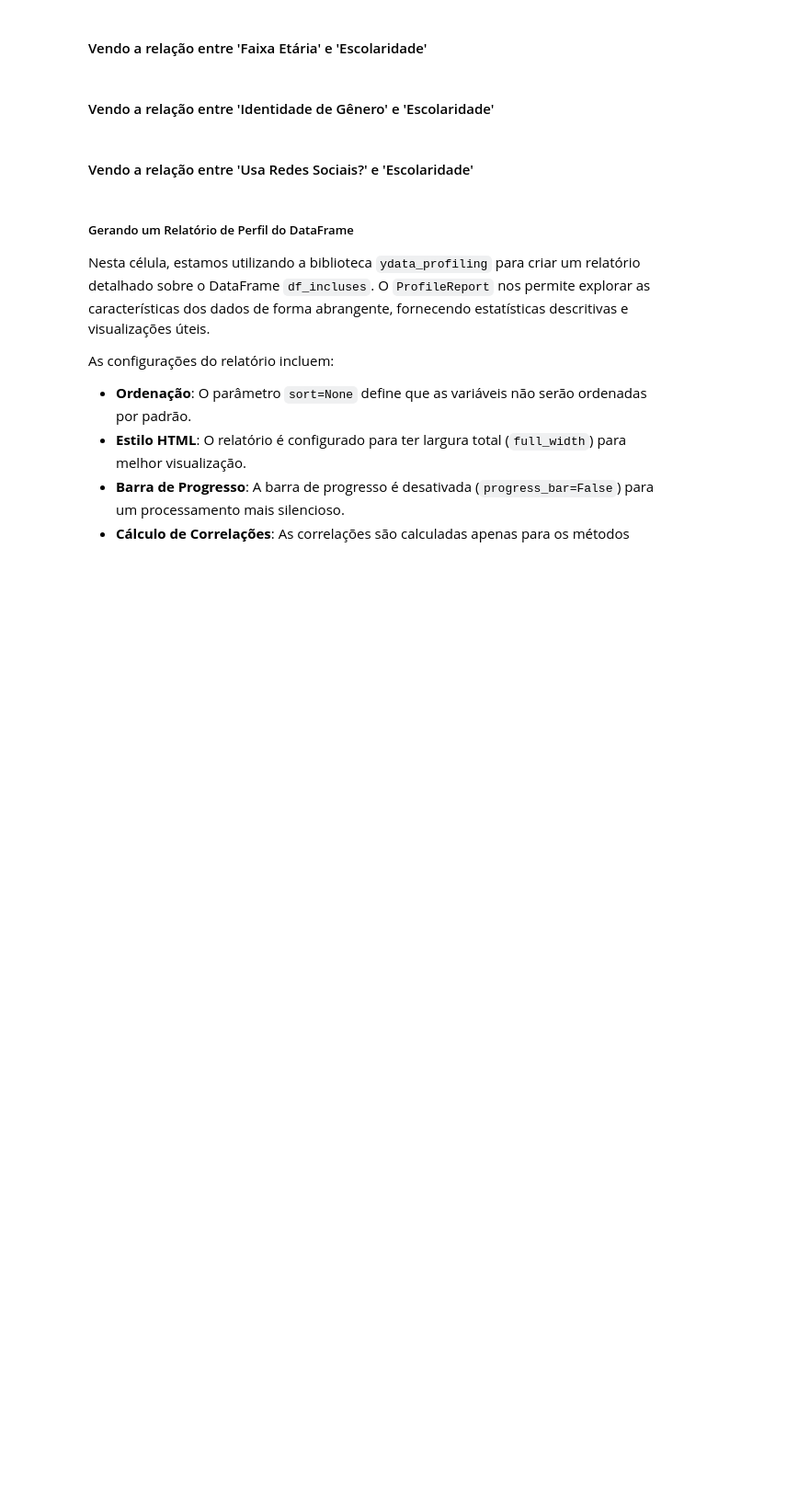
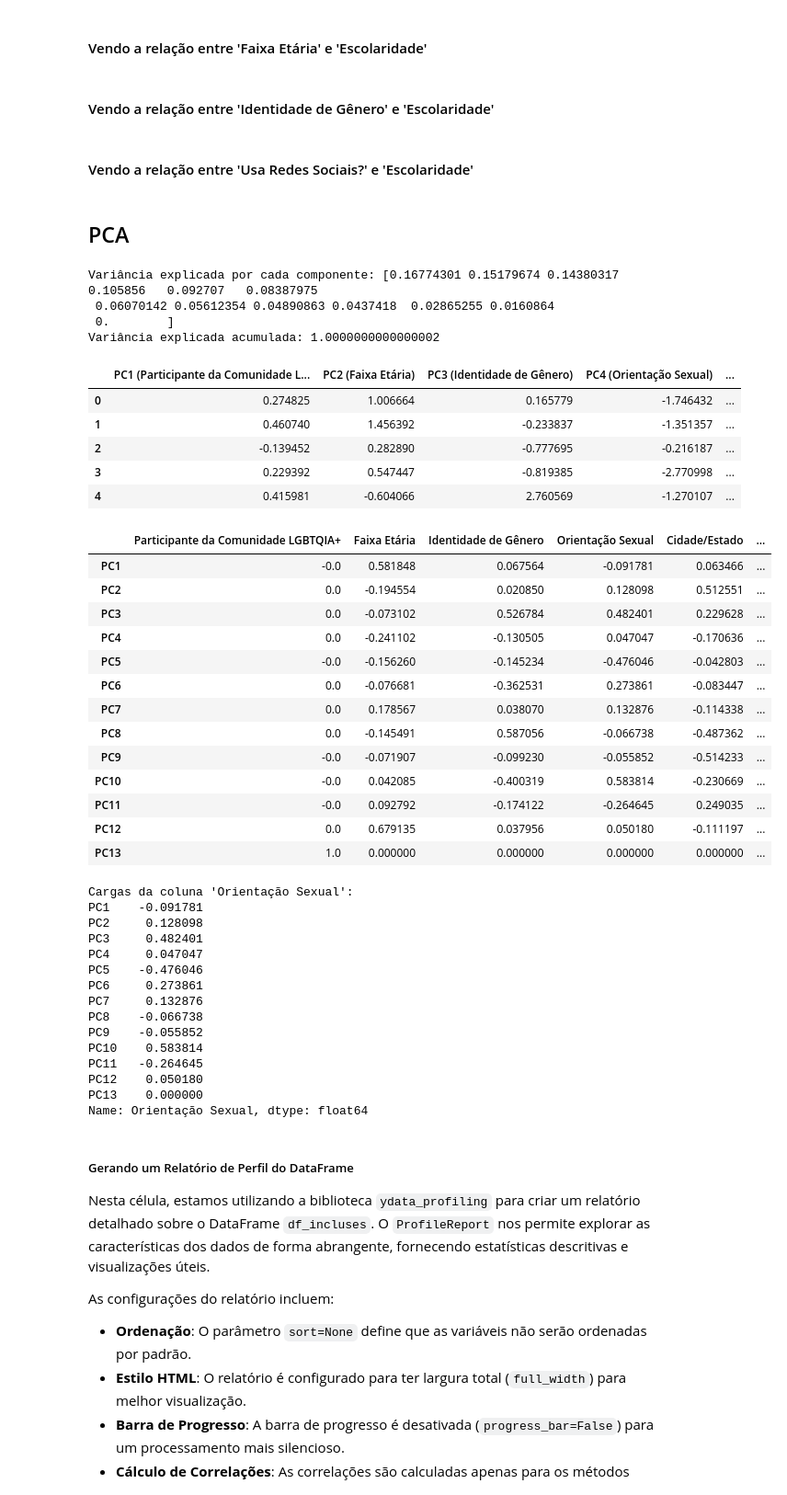
Before and after one commit to Incluses/incluses_AED, a Jupyter notebook: aed_forms/Analise_base_incluses_forms.ipynb, the cells around one changed output. Shown at 92% size. Drawn from its saved outputs; the diff is of its cells as text; code cells hidden in the pictures; blank space fills up the shorter version.

```diff
--- a/aed_forms/Analise_base_incluses_forms.ipynb
+++ b/aed_forms/Analise_base_incluses_forms.ipynb
@@ -243,6 +245,78 @@ fig = px.bar(df_grouped,
              barmode='stack')
 
 fig.show()
+# %% [markdown]
+## PCA
+# %%
+# Padronizar os dados (assumindo que df seja o DataFrame com todas as colunas numéricas)
+scaler = StandardScaler()
+df_scaled = scaler.fit_transform(df_incluses_in_float)
+
+# Inicializa o PCA com o número máximo de componentes (igual ao número de colunas)
+pca = PCA(n_components=df_incluses_in_float.shape[1])
+
+# Aplica o PCA nos dados padronizados
+df_pca = pca.fit_transform(df_scaled)
+
+# Exibe a variância explicada por cada componente
+print("Variância explicada por cada componente:", pca.explained_variance_ratio_)
+print("Variância explicada acumulada:", sum(pca.explained_variance_ratio_))
+
+# Transformar os componentes em um DataFrame, usando os nomes originais das colunas
+df_pca = pd.DataFrame(df_pca, columns=[f'PC{i+1} ({col})' for i, col in enumerate(df_incluses_in_float.columns)])
+
+# Exibe as primeiras linhas dos componentes principais
+display(df_pca.head())
+
+# Obter as cargas de cada variável nos componentes principais
+cargas = pd.DataFrame(pca.components_, columns=df_incluses_in_float.columns, index=[f'PC{i+1}' for i in range(df_incluses_in_float.shape[1])])
+display(cargas)
+
+
+# Visualizar a contribuição da coluna 'Orientação Sexual'
+orientacao_cargas = cargas.loc[:, 'Orientação Sexual']
+print("Cargas da coluna 'Orientação Sexual':")
+print(orientacao_cargas)
+# %% [output]
+Variância explicada por cada componente: [0.16774301 0.15179674 0.14380317 0.105856   0.092707   0.08387975
+ 0.06070142 0.05612354 0.04890863 0.0437418  0.02865255 0.0160864
+ 0.        ]
+Variância explicada acumulada: 1.0000000000000002
+|  | PC1 (Participante da Comunidade L... | PC2 (Faixa Etária) | PC3 (Identidade de Gênero) | PC4 (Orientação Sexual) | ... |
+| 0 | 0.274825 | 1.006664 | 0.165779 | -1.746432 | ... |
+| 1 | 0.460740 | 1.456392 | -0.233837 | -1.351357 | ... |
+| 2 | -0.139452 | 0.282890 | -0.777695 | -0.216187 | ... |
+| 3 | 0.229392 | 0.547447 | -0.819385 | -2.770998 | ... |
+| 4 | 0.415981 | -0.604066 | 2.760569 | -1.270107 | ... |
+|  | Participante da Comunidade LGBTQIA+ | Faixa Etária | Identidade de Gênero | Orientação Sexual | Cidade/Estado | ... |
+| PC1 | -0.0 | 0.581848 | 0.067564 | -0.091781 | 0.063466 | ... |
+| PC2 | 0.0 | -0.194554 | 0.020850 | 0.128098 | 0.512551 | ... |
+| PC3 | 0.0 | -0.073102 | 0.526784 | 0.482401 | 0.229628 | ... |
+| PC4 | 0.0 | -0.241102 | -0.130505 | 0.047047 | -0.170636 | ... |
+| PC5 | -0.0 | -0.156260 | -0.145234 | -0.476046 | -0.042803 | ... |
+| PC6 | 0.0 | -0.076681 | -0.362531 | 0.273861 | -0.083447 | ... |
+| PC7 | 0.0 | 0.178567 | 0.038070 | 0.132876 | -0.114338 | ... |
+| PC8 | 0.0 | -0.145491 | 0.587056 | -0.066738 | -0.487362 | ... |
+| PC9 | -0.0 | -0.071907 | -0.099230 | -0.055852 | -0.514233 | ... |
+| PC10 | -0.0 | 0.042085 | -0.400319 | 0.583814 | -0.230669 | ... |
+| PC11 | -0.0 | 0.092792 | -0.174122 | -0.264645 | 0.249035 | ... |
+| PC12 | 0.0 | 0.679135 | 0.037956 | 0.050180 | -0.111197 | ... |
+| PC13 | 1.0 | 0.000000 | 0.000000 | 0.000000 | 0.000000 | ... |
+Cargas da coluna 'Orientação Sexual':
+PC1    -0.091781
+PC2     0.128098
+PC3     0.482401
+PC4     0.047047
+PC5    -0.476046
+PC6     0.273861
+PC7     0.132876
+PC8    -0.066738
+PC9    -0.055852
+PC10    0.583814
+PC11   -0.264645
+PC12    0.050180
+PC13    0.000000
+Name: Orientação Sexual, dtype: float64
 # %% [markdown]
 ##### Gerando um Relatório de Perfil do DataFrame
 
```
Also changed, not shown: parts of 1 cell of this notebook, 2 other files.
